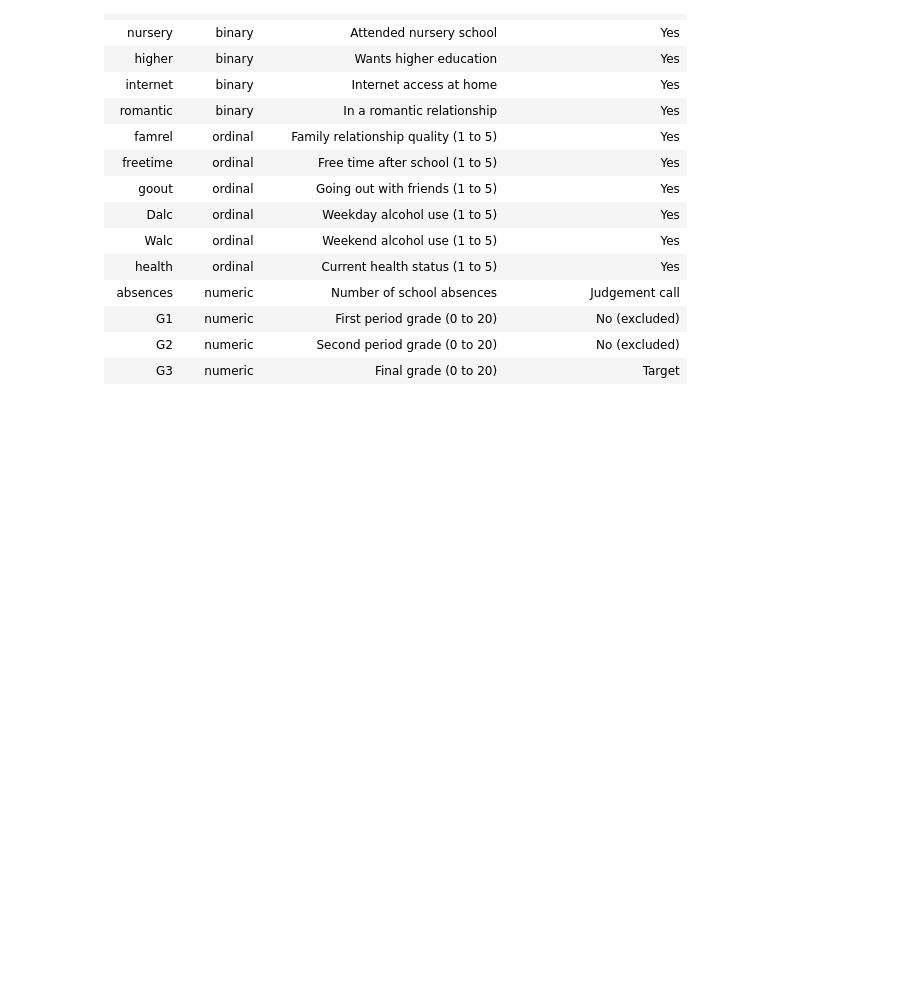
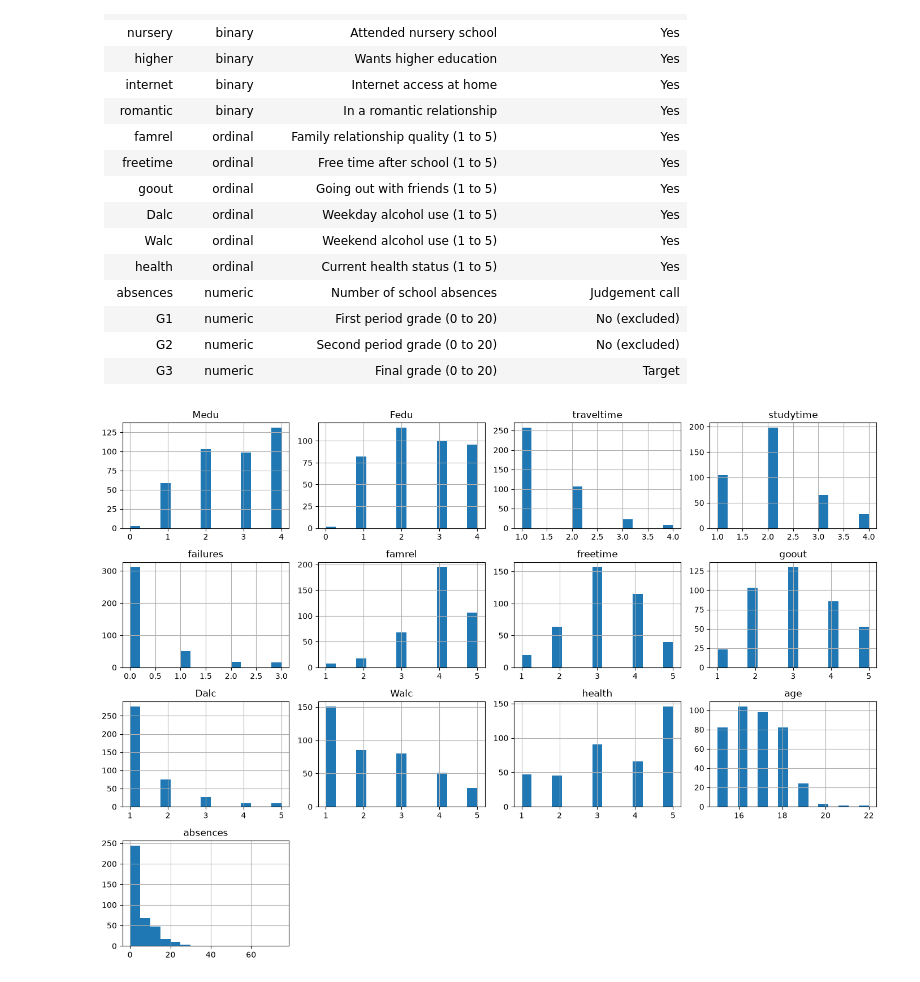
Before and after one commit to dhanushhh13/smart-student-study-planner, a Jupyter notebook: notebooks/01_eda.ipynb, the cells around one changed output. Cells and saved outputs as stored; diff of their text form; code cells hidden in the pictures; blank space fills up the shorter version.

Commit message:
EDA: feature analysis, zero-grade removal, age plot

```diff
--- a/notebooks/01_eda.ipynb
+++ b/notebooks/01_eda.ipynb
@@ -142,3 +142,18 @@ dtype: object
 | G1 | numeric | First period grade (0 to 20) | No (excluded) |
 | G2 | numeric | Second period grade (0 to 20) | No (excluded) |
 | G3 | numeric | Final grade (0 to 20) | Target |
+# %%
+import seaborn as sns
+import matplotlib.pyplot as plt
+
+ordinal_cols = ["Medu", "Fedu", "traveltime", "studytime", "failures",
+                "famrel", "freetime", "goout", "Dalc", "Walc", "health"]
+cat_cols = ["school", "sex", "address", "famsize", "Pstatus", "Mjob", "Fjob",
+            "reason", "guardian", "schoolsup", "famsup", "paid",
+            "activities", "nursery", "higher", "internet", "romantic"]
+# %%
+df[ordinal_cols + ["age", "absences"]].hist(figsize=(14, 10), bins=15)
+plt.tight_layout()
+plt.show()
+# %% [output]
+[figure, added]
```
Also changed, not shown: parts of 16 cells of this notebook.
